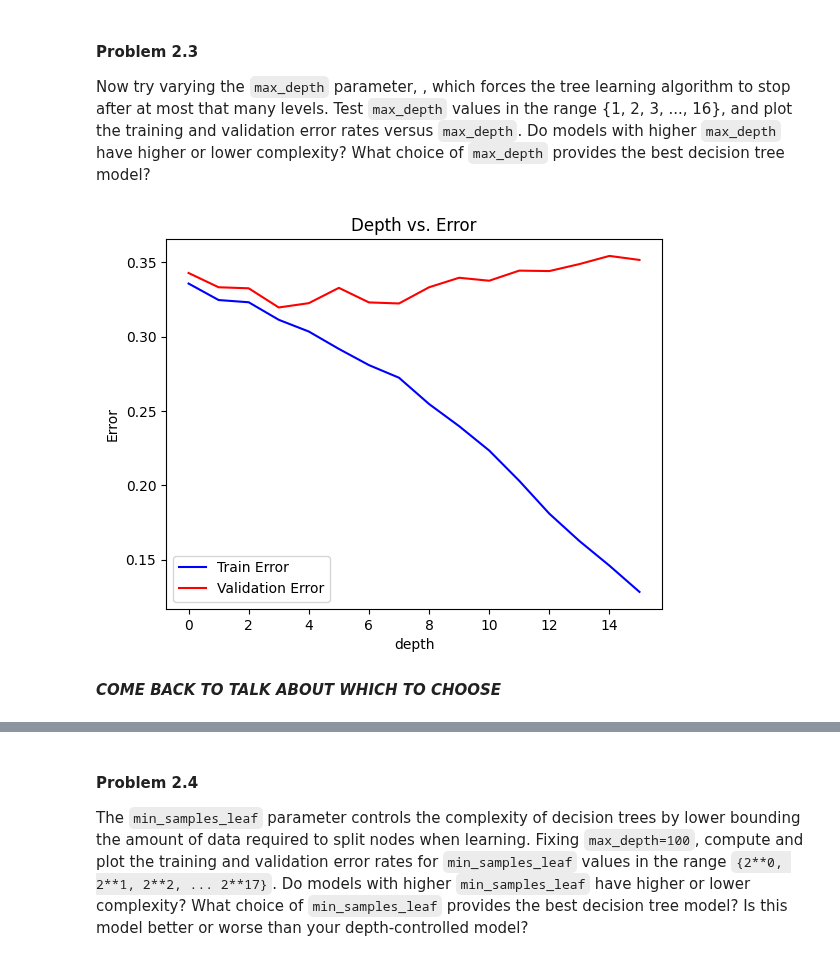
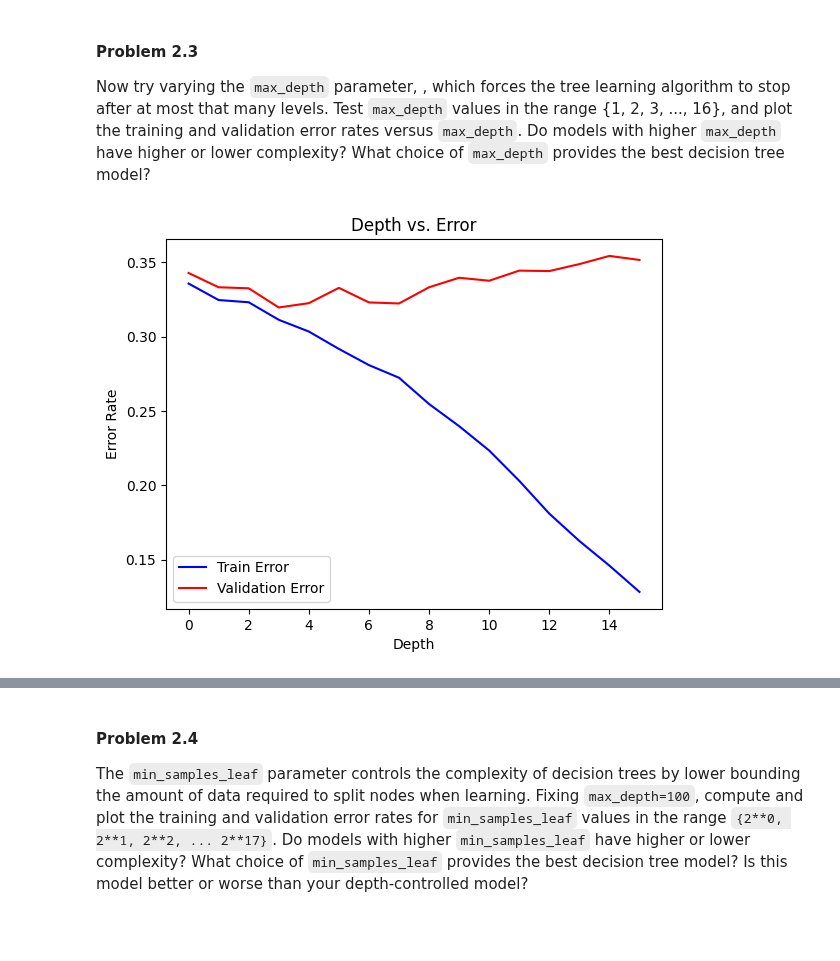
Before and after one commit to SarahAsad23/MachineLearning, a Jupyter notebook: HW5/cs273-hw5.ipynb, the cells around one changed output, grey strips where cells are left out. Saved outputs shown, nothing was run; the diff lists cells and outputs as text; code cells hidden in the pictures; blank space fills up the shorter version.

```diff
--- a/HW5/cs273-hw5.ipynb
+++ b/HW5/cs273-hw5.ipynb
@@ -301,25 +225,22 @@ What choice of ``max_depth`` provides the best decision tree model?
 # %%
 error_rate_train = []
 error_rate_eval = []
 
 for depth in range(1, 17):
     model = tree.DecisionTreeClassifier(criterion='entropy', max_depth=depth, random_state=seed)
     model.fit(Xtr, Ytr)
 
     y_pred_train = model.predict(Xtr)
     y_pred_eval = model.predict(Xva)
 
     error_rate_train.append(np.mean(y_pred_train != Ytr))
     error_rate_eval.append(np.mean(y_pred_eval != Yva))
 
-
 plt.plot(error_rate_train, color='blue', label='Train Error')
 plt.plot(error_rate_eval, color='red', label='Validation Error')
-plt.xlabel("depth")
-plt.ylabel("Error")
+plt.xlabel("Depth")
+plt.ylabel("Error Rate")
 plt.title("Depth vs. Error")
 plt.legend();
 # %% [output]
-[figure, old version]
+[figure, new version]
-# %% [markdown]
-*******************COME BACK TO TALK ABOUT WHICH TO CHOOSE*******************
```
Also changed, not shown: parts of 9 cells of this notebook, 1 other file.
